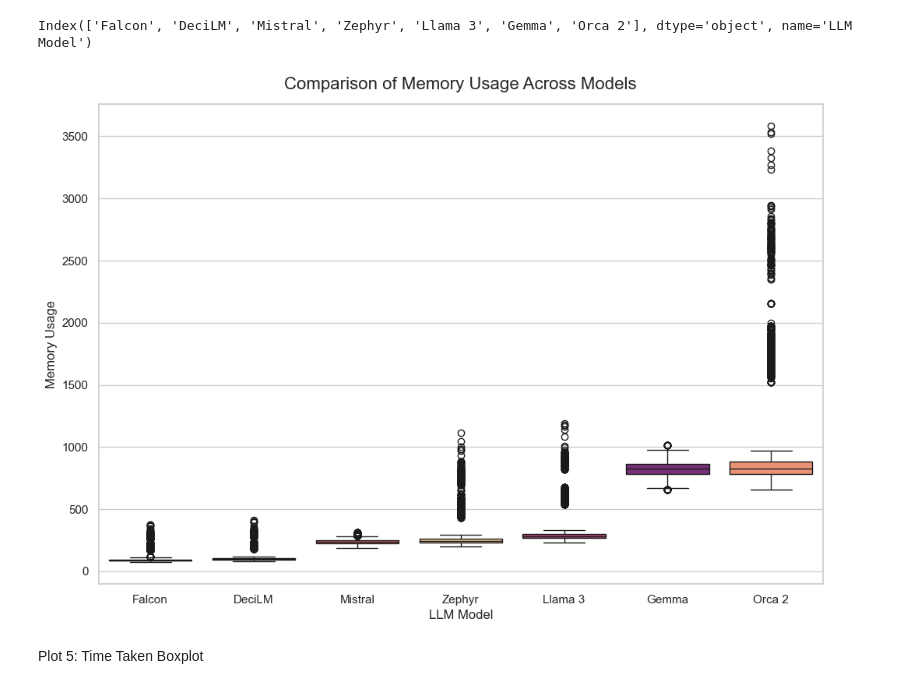
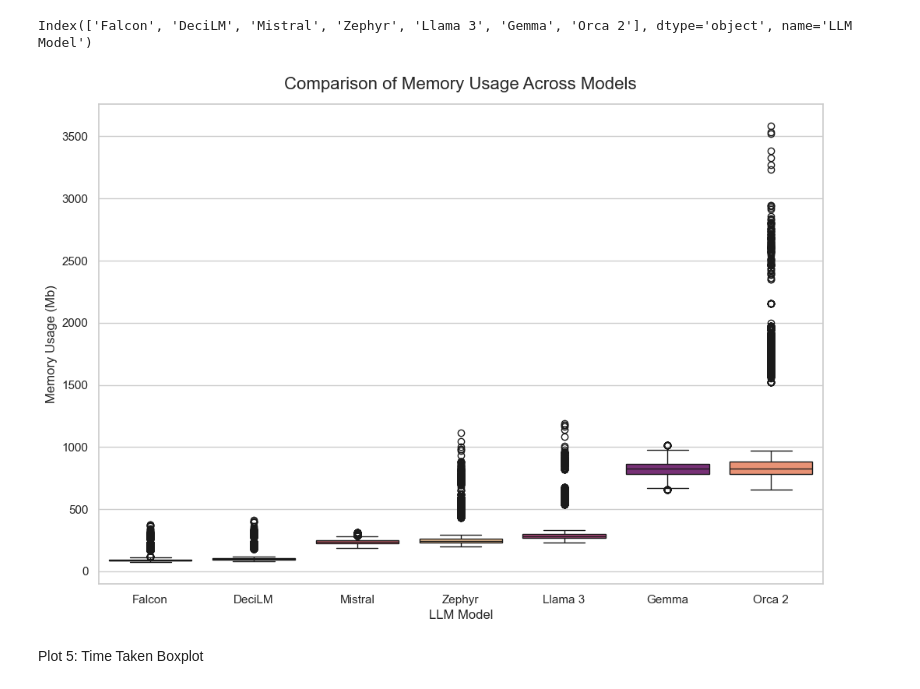
Before and after one commit to data-sci-capstone/copilot, a Jupyter notebook: Evaluation/summaries-evaluation.ipynb, the cells around one changed output. Drawn from its saved outputs; the diff is of its cells as text; code cells hidden in the pictures.

```diff
--- a/Evaluation/summaries-evaluation.ipynb
+++ b/Evaluation/summaries-evaluation.ipynb
@@ -202,13 +202,13 @@ Index(['Falcon', 'DeciLM', 'Mistral', 'Zephyr', 'Llama 3', 'Gemma', 'Orca 2'], d
 # %%
 plt.figure(figsize=(12, 8))
 sns.set_theme(style="whitegrid")
 sns.boxplot(x = "LLM Model", y = "Memory Usage", data = melted_memory_df, order=order, palette='magma', hue="LLM Model")
 plt.title('Comparison of Memory Usage Across Models', fontsize=16, pad=14)
 plt.xlabel('LLM Model')
-plt.ylabel('Memory Usage')
+plt.ylabel('Memory Usage (Mb)')
 plt.show()
 # %% [output]
-[figure, old version]
+[figure, new version]
 # %% [markdown]
 Plot 5: Time Taken Boxplot
 # %%
```
Also changed, not shown: parts of 1 cell of this notebook, 4 other files.
